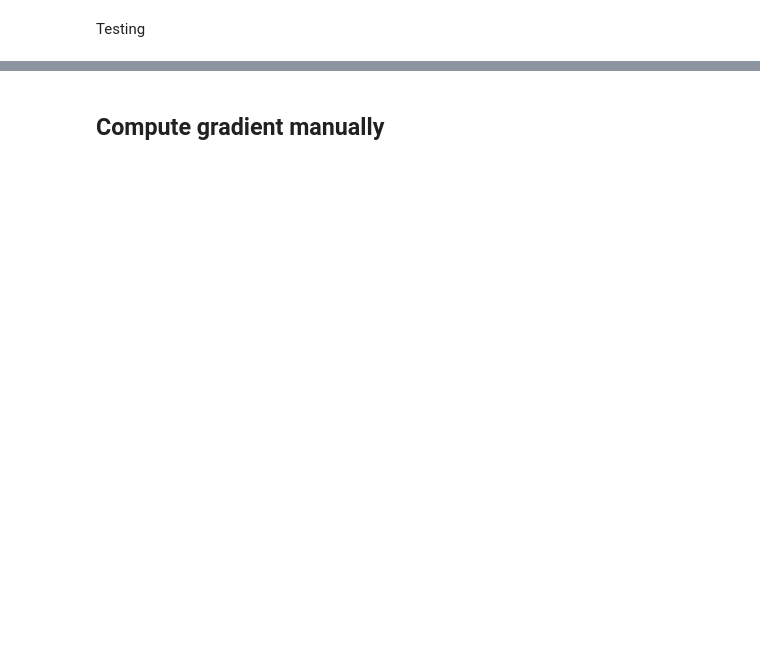
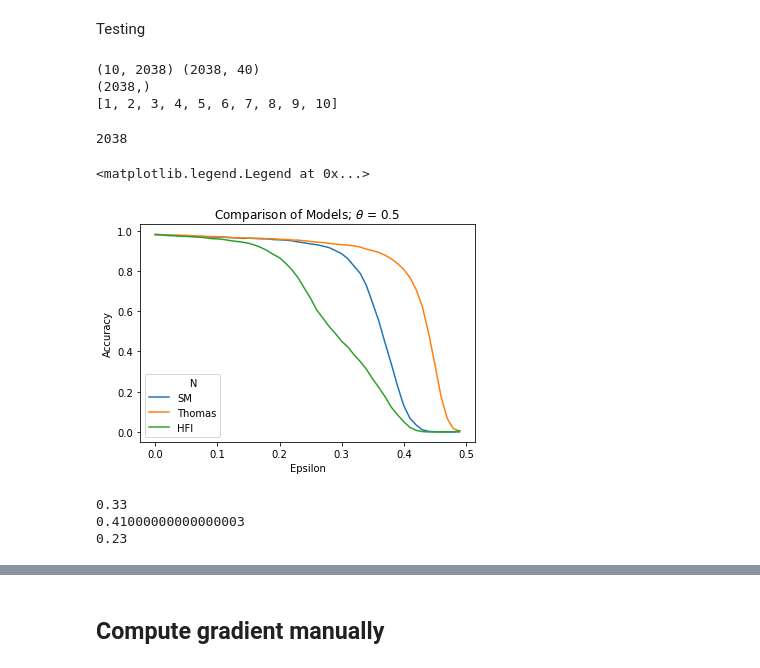
Before and after one commit to aorfi/Physics_Hackathon, a Jupyter notebook: Nonlinear-transformation-defense.ipynb, the cells around one changed output, grey strips where cells are left out. Saved outputs shown, nothing was run; the diff lists cells and outputs as text; code cells hidden in the pictures; blank space fills up the shorter version.

Commit message:
All Three Models Merged
All tested on same perturbations

```diff
--- a/Nonlinear-transformation-defense.ipynb
+++ b/Nonlinear-transformation-defense.ipynb
@@ -87,0 +139,5 @@ middle=np.transpose(middle)
+# %%
+middle_HFI=middle_HFI.reshape(6198,4*len(Ns))
+# %%
+HFI = sklearn.neural_network.MLPClassifier(activation = "logistic", hidden_layer_sizes=(5,), max_iter = 500, solver='sgd', random_state=5, learning_rate = 'adaptive',verbose = 1)
+HFI.fit(middle_HFI,y_train2)
@@ -88,5 +169,2 @@ middle=np.transpose(middle)
 # %% [markdown]
 master training
-# %%
-master_neural = sklearn.neural_network.MLPClassifier(activation = "logistic", hidden_layer_sizes=(5,), max_iter = 500, solver='sgd', random_state=5, learning_rate = 'adaptive',verbose = 1)
-master_neural.fit(middle,y_train2)
@@ -119,33 +179,55 @@ delta = X0[y == 3].mean(axis=0) - X0[y == 7].mean(axis=0)
 # %%
 XT_perturbed = np.zeros(XT.shape)
 theta = 0.5
-middle = np.zeros((len(Ns),len(XT)))
+middle_SM = np.zeros((len(Ns),len(XT)))
+middle_HFI = np.zeros(shape=(len(XT),len(Ns),4))
 epsilon = np.arange(0,0.5,0.01)
 Thomas = np.zeros((len(Ns),len(epsilon)))
-score = []
+score1,score2 = [],[]
 for idx_eps,eps in enumerate(epsilon):
     XT_perturbed[yT == 3] = adv_per3(XT[yT == 3],eps,delta)
     XT_perturbed[yT == 7] = adv_per7(XT[yT == 7],eps,delta)
     for idx_N,N in enumerate(Ns):
         X = hill(XT_perturbed,N,theta)
-        middle[idx_N]=small_neural.predict(X)
+        middle_SM[idx_N]=small_neural.predict(X)
         Thomas[idx_N][idx_eps]=small_neural.score(X,yT)
+        #middle_HFI[idx_N]=small_neural.predict(X)
+        for i in range(len(X)):
+            h1=np.matmul(X[i],w1) + b1
+            h1=np.maximum(0, h1)
+            middle_HFI[i][idx_N]=h1
 
-    middleT=np.transpose(middle)
-    score.append(master_neural.score(middleT,yT))
+    middleT1=np.transpose(middle_SM)
+    middleT2=middle_HFI.reshape(len(X),4*len(Ns))
+    score1.append(master_neural.score(middleT1,yT))
+    score2.append(HFI.score(middleT2,yT))
+# %%
+print(middle_SM.shape, middleT2.shape )
+print(yT.shape)
+print(Ns)
+len(X)
+# %% [output]
+(10, 2038) (2038, 40)
+(2038,)
+[1, 2, 3, 4, 5, 6, 7, 8, 9, 10]
+2038
 # %%
 fig,ax = plt.subplots()
-ax.plot(epsilon,score)
+ax.plot(epsilon,score1)
 ax.plot(epsilon,Thomas[len(Thomas)-1])
-ax.set_title(r"Even powers; $\theta$ = %.1f"%theta)
+ax.plot(epsilon,score2)
+ax.set_title(r"Comparison of Models; $\theta$ = %.1f"%theta)
 ax.set_xlabel("Epsilon")
 ax.set_ylabel("Accuracy")
-plt.legend(['ours','Thomas'], title = "       N")
+plt.legend(['SM','Thomas','HFI'], title = "       N")
 #plt.savefig("../Figures/Even-powers.png")
+# %% [output]
+<matplotlib.legend.Legend at 0x...>
+[figure, added]
 # %%
 final = True
-for i in range(len(score)):
-    if (score[i]<0.8 and final):
+for i in range(len(score1)):
+    if (score1[i]<0.8 and final):
         print(epsilon[i])
         final = False
 final = True
@@ -153,6 +235,15 @@ for i in range(len(Thomas[len(Thomas)-1])):
     if (Thomas[len(Thomas)-1][i]<0.8 and final):
         print(epsilon[i])
         final = False
+final = True
+for i in range(len(score1)):
+    if (score2[i]<0.8 and final):
+        print(epsilon[i])
+        final = False
+# %% [output]
+0.33
+0.41000000000000003
+0.23
 # %%
 X0_adv_test = np.zeros(X0_test.shape)
 theta = 0.5
```
Also changed, not shown: parts of 22 cells of this notebook.
